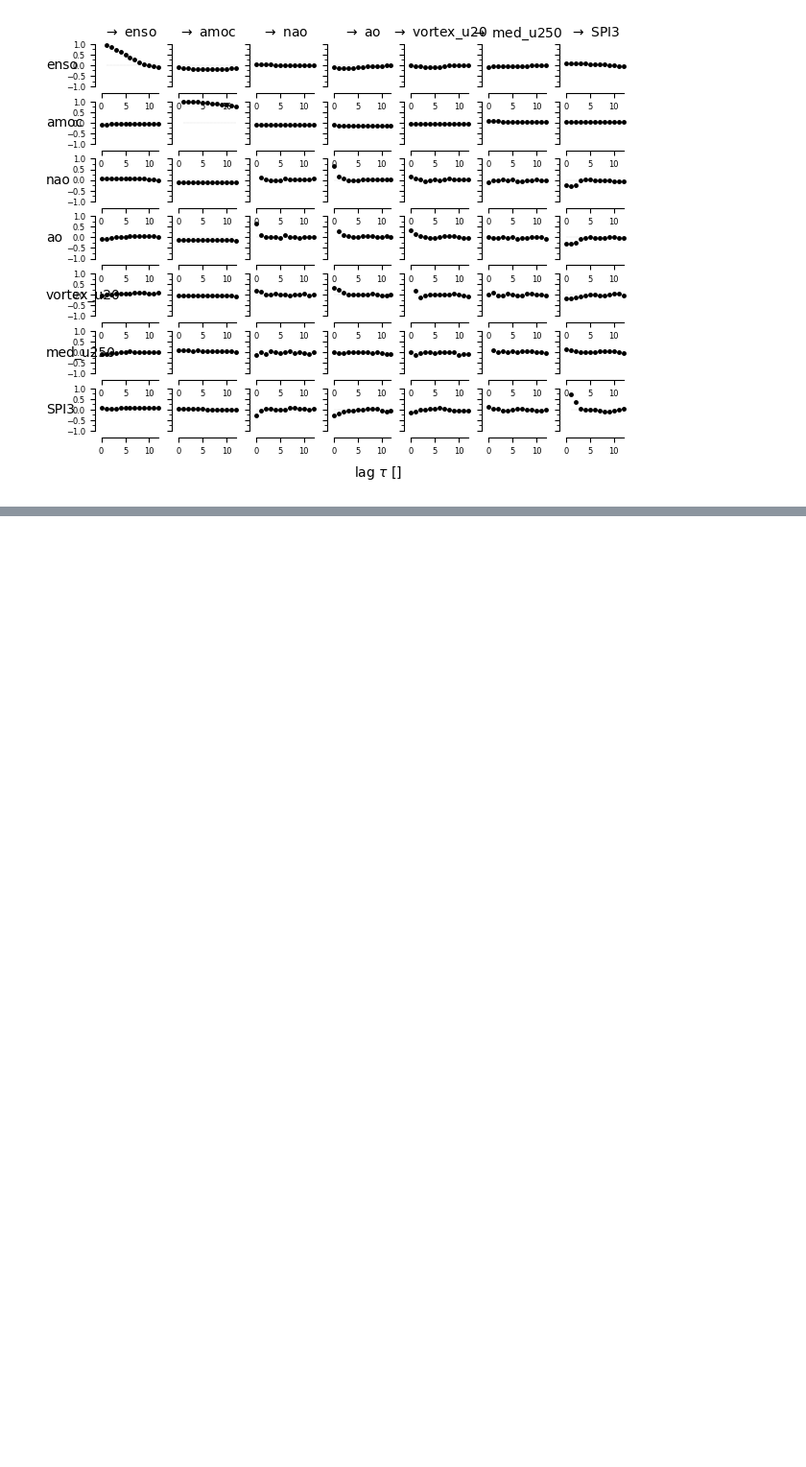
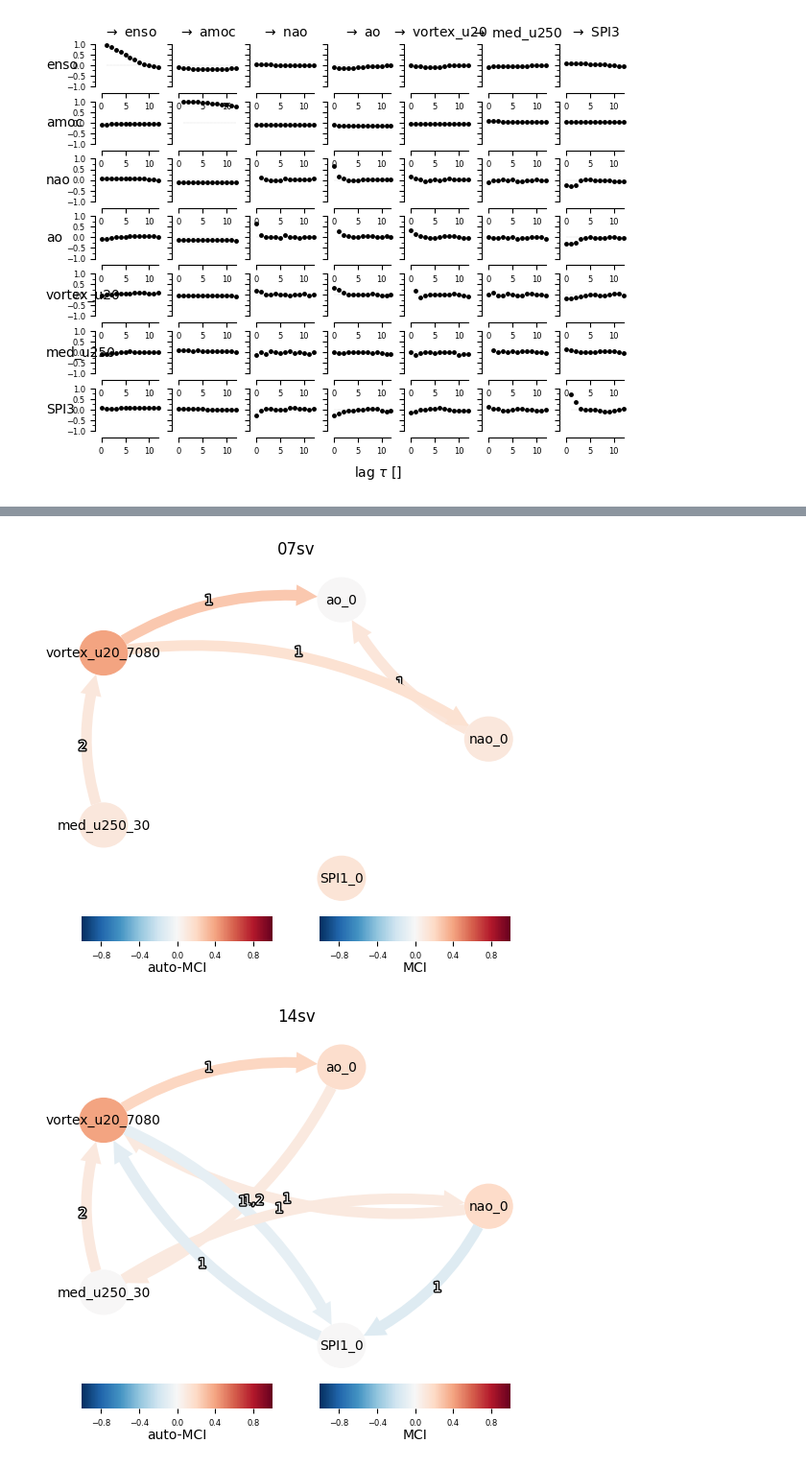
Before and after one commit to chiemvs/Medley, a Jupyter notebook: notebooks/Causal_experimentation.ipynb, the cells around one changed output, grey strips where cells are left out. Shown at 96% size. Saved outputs shown, nothing was run; the diff lists cells and outputs as text; code cells hidden in the pictures; blank space fills up the shorter version.

```diff
--- a/notebooks/Causal_experimentation.ipynb
+++ b/notebooks/Causal_experimentation.ipynb
@@ -119,2 +56,0 @@ joined = df.loc[:,variables].join(target, how = 'inner').dropna()
-# %%
-frame = pp.DataFrame(joined.values, datatime = joined.index,var_names = joined.columns.get_level_values(0))
@@ -364,0 +359,21 @@ tp.plot_graph(
+# %%
+results = {}
+parcorr = ParCorr(significance='analytic',mask_type = 'y')
+tau_max = 2
+tau_min = 1
+pc_alpha = 0.05
+alpha_level = 0.05
+for key, strength in enumerate(amoc_strengths):
+    dataframe = pp.DataFrame(
+    data=ds[key][:,:-1],
+    mask=masks[key][:,:-1],
+    analysis_mode = 'single',
+    missing_flag=fill_value,
+    var_names = strength_set.columns[:-1],
+    datatime = datetimes,
+    )
+
+    pcmci = PCMCI(dataframe=dataframe,
+                                cond_ind_test=parcorr,
+                              verbosity=1,)
+    results[strength] = pcmci.run_pcmci(tau_max=tau_max, tau_min = tau_min, pc_alpha=pc_alpha, alpha_level = alpha_level)
@@ -364,0 +398,8 @@ tp.plot_graph(
+# %%
+for strength in amoc_strengths:
+    tp.plot_graph(results[strength]['graph'], val_matrix=results[strength]['val_matrix'], var_names=strength_set.columns[:-1])
+    plt.title(strength)
+    plt.show()
+# %% [output]
+[figure, added]
+[figure, added]
```
Also changed, not shown: parts of 50 cells of this notebook, 3 other files.
